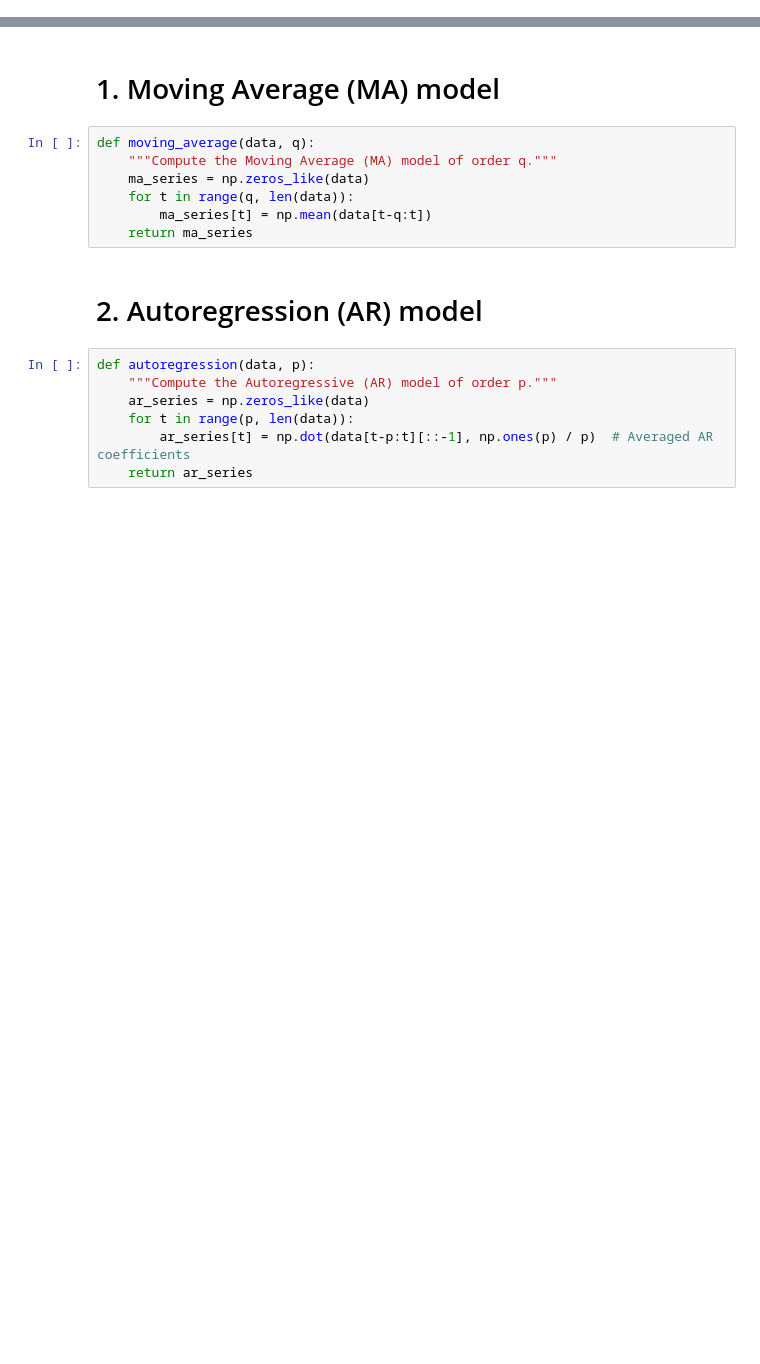
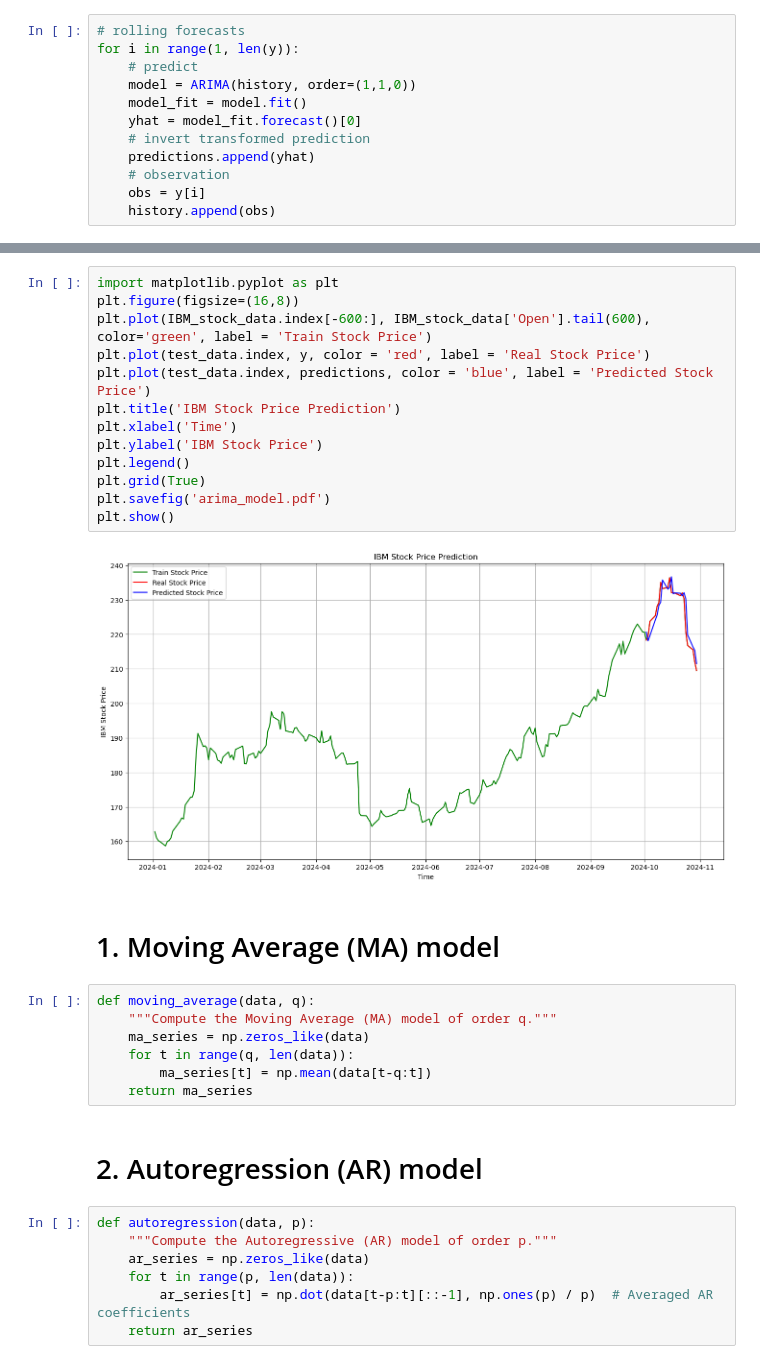
Before and after one commit to Yejin-Hwang/Analysis-of-Financial-Time-Series, a Jupyter notebook: Time Series Analysis Using ARMA, ARIMA, and SARIMA Models _1031.ipynb, the cells around one changed output, grey strips where cells are left out. Cells and saved outputs as stored; diff of their text form; blank space fills up the shorter version.

```diff
--- a/Time Series Analysis Using ARMA, ARIMA, and SARIMA Models _1031.ipynb
+++ b/Time Series Analysis Using ARMA, ARIMA, and SARIMA Models _1031.ipynb
@@ -13,0 +57,12 @@ sine_data = np.sin(time)
+# %%
+# rolling forecasts
+for i in range(1, len(y)):
+    # predict
+    model = ARIMA(history, order=(1,1,0))
+    model_fit = model.fit()
+    yhat = model_fit.forecast()[0]
+    # invert transformed prediction
+    predictions.append(yhat)
+    # observation
+    obs = y[i]
+    history.append(obs)
@@ -14,3 +81,18 @@ sine_data = np.sin(time)
+# %%
+import matplotlib.pyplot as plt
+plt.figure(figsize=(16,8))
+plt.plot(IBM_stock_data.index[-600:], IBM_stock_data['Open'].tail(600), color='green', label = 'Train Stock Price')
+plt.plot(test_data.index, y, color = 'red', label = 'Real Stock Price')
+plt.plot(test_data.index, predictions, color = 'blue', label = 'Predicted Stock Price')
+plt.title('IBM Stock Price Prediction')
+plt.xlabel('Time')
+plt.ylabel('IBM Stock Price')
+plt.legend()
+plt.grid(True)
+plt.savefig('arima_model.pdf')
+plt.show()
+# %% [output]
+[figure, added]
 # %% [markdown]
 # 1. Moving Average (MA) model
 # %%
```
Also changed, not shown: parts of 7 cells of this notebook.
